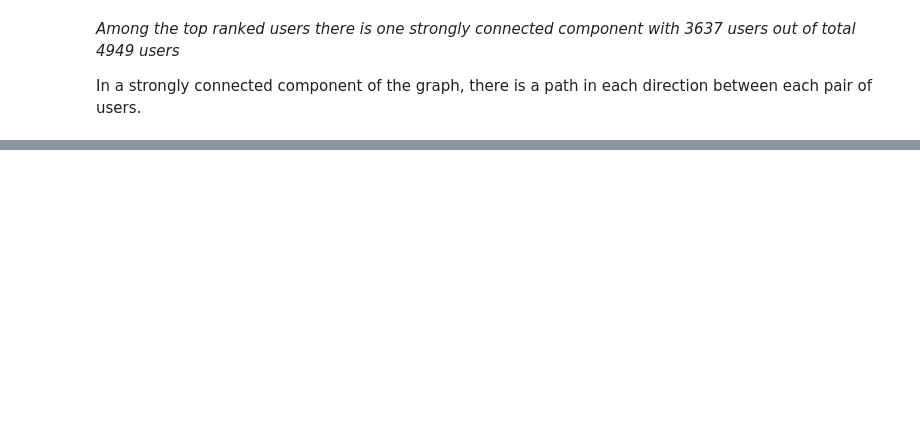
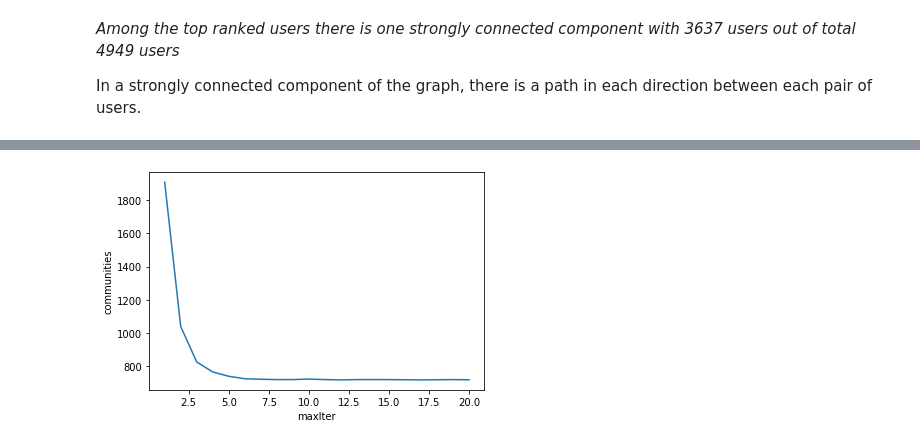
Before and after one commit to gmartinezgh/vivino-users, a Jupyter notebook: vivino-users-graph-analysis.ipynb, the cells around one changed output, grey strips where cells are left out. Drawn from its saved outputs; the diff is of its cells as text; code cells hidden in the pictures; blank space fills up the shorter version.

Commit message:
notebook and interactive plot

```diff
--- a/vivino-users-graph-analysis.ipynb
+++ b/vivino-users-graph-analysis.ipynb
@@ -159,0 +163,7 @@ In a strongly connected component of the graph, there is a path in each directio
+# %%
+# run LPA with varying max iterations to find out the convergence for number of communities
+communities_count = dict()
+
+for i in range(1, 21):
+  communities = g.labelPropagation(maxIter=i)
+  communities_count[i] = communities.select("label").distinct().count()
@@ -159,0 +172,11 @@ In a strongly connected component of the graph, there is a path in each directio
+# %%
+import matplotlib.pyplot as plt
+import seaborn as sns
+
+communities_count_df = pd.DataFrame({"maxIter": list(communities_count.keys()), "communities": list(communities_count.values())})
+sns.lineplot(data = communities_count_df,
+             x="maxIter", y="communities",
+             markers = True,
+             palette="flare")
+# %% [output]
+[figure, added]
```
Also changed, not shown: parts of 20 cells of this notebook, 1 other file.
